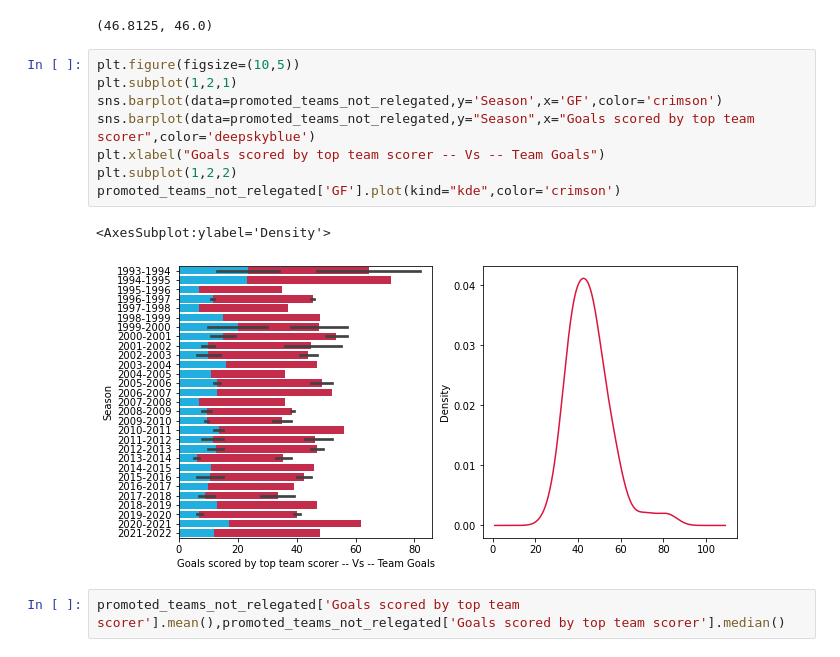
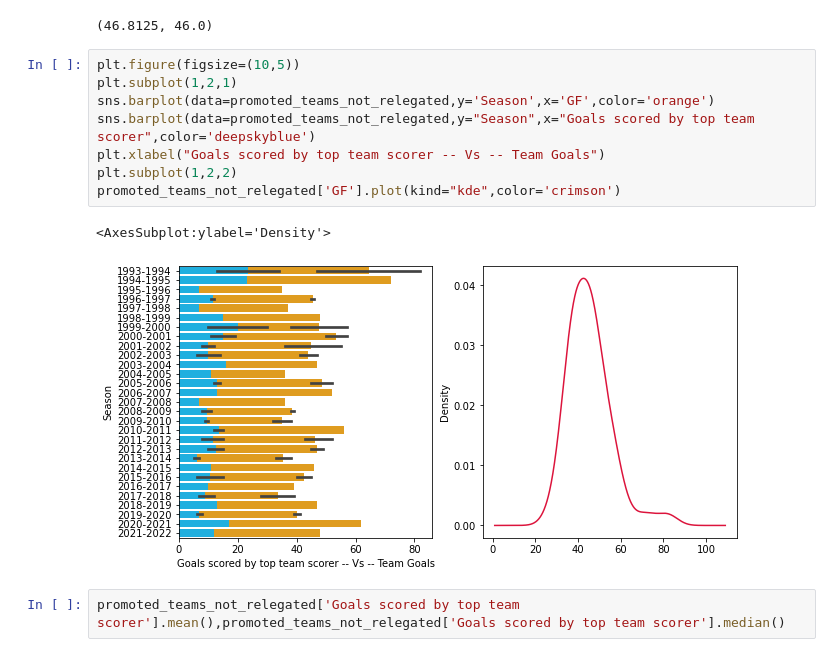
Before and after one commit to Aniket-Raikwar1/Premier_League_data_analysis, a Jupyter notebook: Analysing premier league seasons.ipynb, the cells around one changed output. Saved outputs shown, nothing was run; the diff lists cells and outputs as text.

```diff
--- a/Analysing premier league seasons.ipynb
+++ b/Analysing premier league seasons.ipynb
@@ -647,14 +615,14 @@ promoted_teams_not_relegated['Pts'].mean(),promoted_teams_not_relegated['Pts'].m
 # %%
 plt.figure(figsize=(10,5))
 plt.subplot(1,2,1)
-sns.barplot(data=promoted_teams_not_relegated,y='Season',x='GF',color='crimson')
+sns.barplot(data=promoted_teams_not_relegated,y='Season',x='GF',color='orange')
 sns.barplot(data=promoted_teams_not_relegated,y="Season",x="Goals scored by top team scorer",color='deepskyblue')
 plt.xlabel("Goals scored by top team scorer -- Vs -- Team Goals")
 plt.subplot(1,2,2)
 promoted_teams_not_relegated['GF'].plot(kind="kde",color='crimson')
 # %% [output]
 <AxesSubplot:ylabel='Density'>
-[figure, old version]
+[figure, new version]
 # %%
 promoted_teams_not_relegated['Goals scored by top team scorer'].mean(),promoted_teams_not_relegated['Goals scored by top team scorer'].median()
 # %% [output]
```
Also changed, not shown: parts of 40 cells of this notebook.
